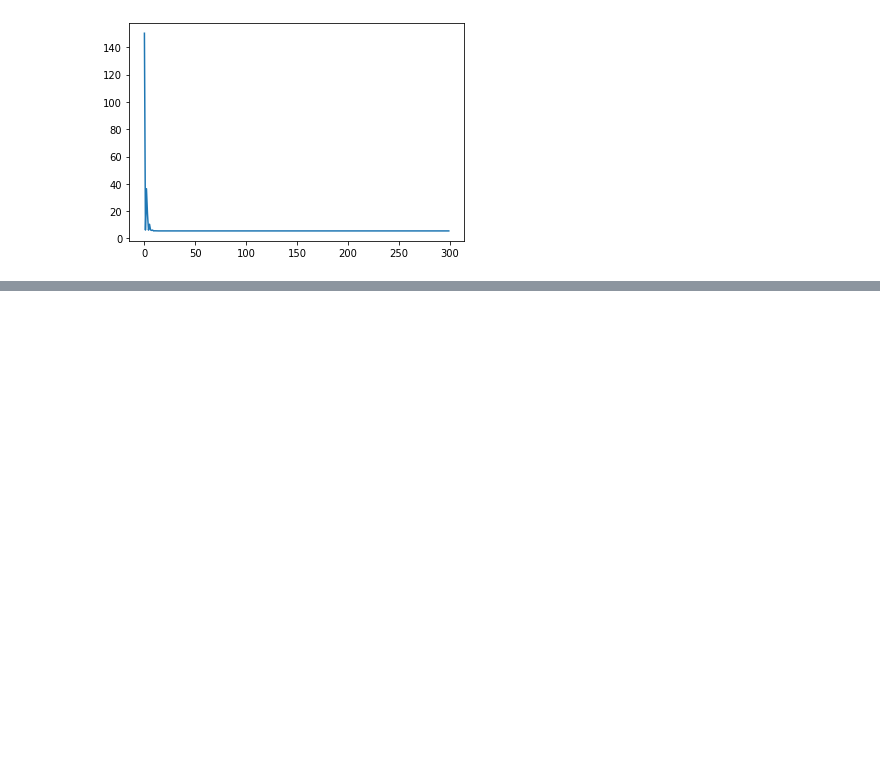
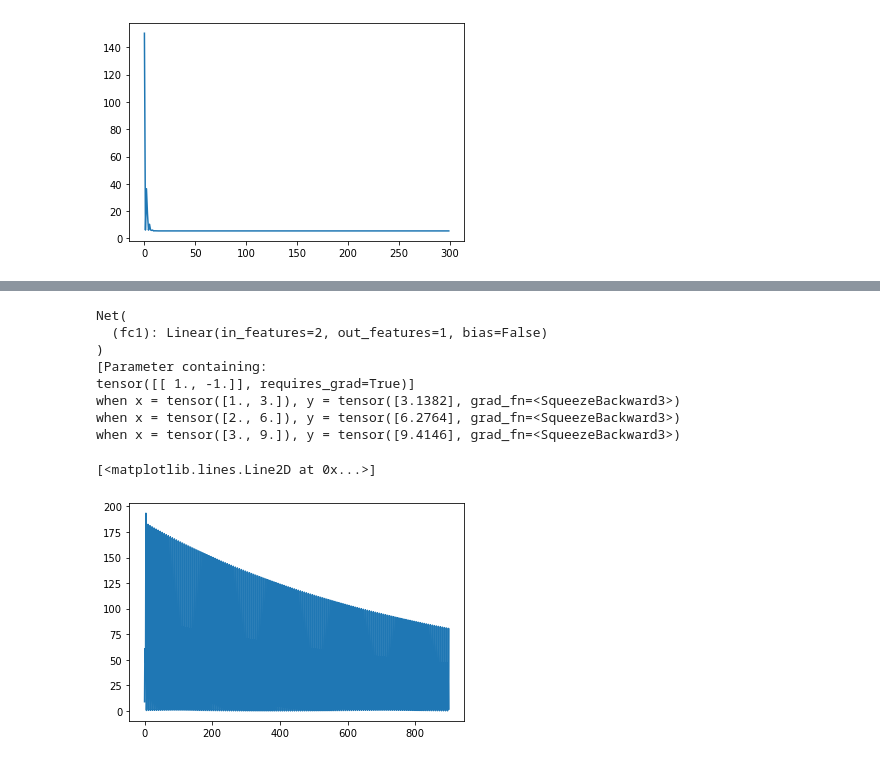
Before and after one commit to ashkanmor/ece284fa22, a Jupyter notebook: software/[W2S1_example2]_Perceptron_batch_vs_SGD.ipynb, the cells around one changed output, grey strips where cells are left out. Cells and saved outputs as stored; diff of their text form; code cells hidden in the pictures; blank space fills up the shorter version.

```diff
--- a/software/[W2S1_example2]_Perceptron_batch_vs_SGD.ipynb
+++ b/software/[W2S1_example2]_Perceptron_batch_vs_SGD.ipynb
@@ -102,0 +82,73 @@ RuntimeError: Can't call numpy() on Tensor that requires grad. Use tensor.detach
+# %%
+import torch
+from torch.autograd import Variable
+import torch.nn as nn
+import torch.nn.functional as F
+
+import torch.optim as optim
+import matplotlib.pyplot as plt
+
+class Net(nn.Module):
+    def __init__(self):
+        super(Net, self).__init__()
+        self.fc1 = nn.Linear(2,1,bias=False)
+    def forward(self, x):
+        x = self.fc1(x)
+        return x
+
+net = Net()
+print(net)
+
+
+net.fc1.weight = torch.nn.Parameter(torch.tensor([[1., -1.]], requires_grad=True))
+
+print(list(net.parameters()))
+
+#input = torch.randn(1,2)
+#out = net(input)
+
+
+criterion = nn.MSELoss()
+#def criterion(out, label):
+#    return ((label - out)**2).mean()
+
+
+optimizer = optim.SGD(net.parameters(), lr=0.01, momentum=0.5)
+#optimizer = optim.Adam(net.parameters(), lr=0.005)
+
+
+data = torch.tensor([[1.,3.], [2.,6.], [3.,9.]], dtype=torch.float)
+target = torch.tensor([[1.],[5.],[13.]], dtype=torch.float)
+
+hist = []
+
+############## SGD GD based update ##############
+
+for epoch in range(300):
+    for i, current_data in enumerate(data):
+        optimizer.zero_grad()
+        outputs = net(current_data)
+        loss = criterion(outputs, target[i])
+        loss.backward()
+        hist.append(loss.detach())
+        optimizer.step()
+        #print("Epoch {} - loss: {}".format(epoch, loss))
+####################################################
+
+### Test the trained network ###
+for i, current_data in enumerate(data):
+    out = net(current_data)
+    print("when x = {}, y = {}".format(current_data, out))
+
+plt.plot(hist, label = "training curve")
+# %% [output]
+Net(
+  (fc1): Linear(in_features=2, out_features=1, bias=False)
+)
+[Parameter containing:
+tensor([[ 1., -1.]], requires_grad=True)]
+when x = tensor([1., 3.]), y = tensor([3.1382], grad_fn=<SqueezeBackward3>)
+when x = tensor([2., 6.]), y = tensor([6.2764], grad_fn=<SqueezeBackward3>)
+when x = tensor([3., 9.]), y = tensor([9.4146], grad_fn=<SqueezeBackward3>)
+[<matplotlib.lines.Line2D at 0x...>]
+[figure, added]
```
Also changed, not shown: parts of 1 cell of this notebook, 1 other file.
